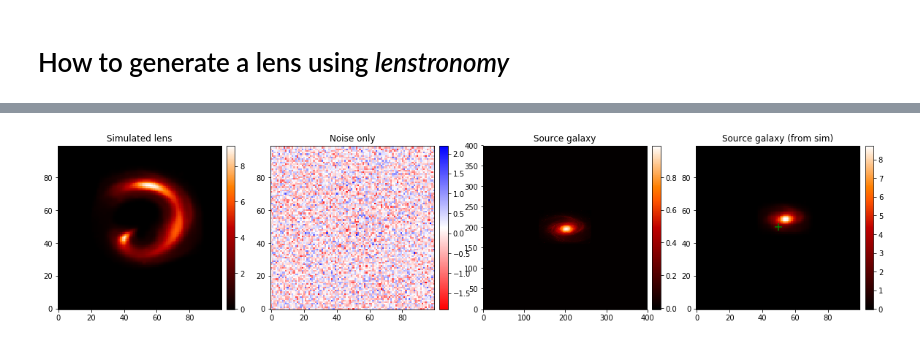
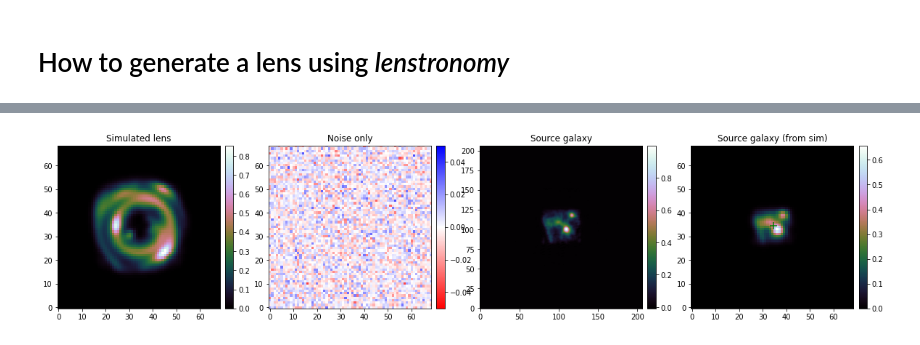
Before and after one commit to aymgal/GravLensGen, a Jupyter notebook: Notebooks/lens_gen_lenstronomy.ipynb, the cells around one changed output, grey strips where cells are left out. Cells and saved outputs as stored; diff of their text form; code cells hidden in the pictures.

```diff
--- a/Notebooks/lens_gen_lenstronomy.ipynb
+++ b/Notebooks/lens_gen_lenstronomy.ipynb
@@ -50,0 +62,10 @@ delta_pix_source_image = num_pix / len(source_image) * delta_pix
+# %%
+# generate the source from galsim
+galsim_index = 31
+galsim_scale = 1
+source_image, _ = galsim_util.get_galsim_image(index=galsim_index, image_size=num_pix_source,
+                                               pixel_size=delta_pix_source, image_scale=galsim_scale)
+source_image /= source_image.max() # standardize image
+
+plt.imshow(source_image, origin='lower', cmap='gist_stern')
+plt.show()
@@ -99,14 +115,17 @@ kwargs_numerics = {'supersampling_factor': 1, 'supersampling_convolution': False
 # %%
 imageModel = ImageModel(data_class, psf_class, lens_model_class, source_model_class,
-                        lens_light_model_class, point_source_class, kwargs_numerics=kwargs_numerics)
+                        kwargs_numerics=kwargs_numerics)
 
-image_sim_no_noise = imageModel.image(kwargs_lens, kwargs_source, kwargs_lens_light, kwargs_ps)
+image_sim_no_noise = imageModel.image(kwargs_lens, kwargs_source, kwargs_lens_light)
 
-poisson = image_util.add_poisson(image_sim_no_noise, exp_time=exp_time)
+#poisson = image_util.add_poisson(image_sim_no_noise, exp_time=exp_time)
 bkg = image_util.add_background(image_sim_no_noise, sigma_bkd=background_rms)
-noise = bkg + poisson
+noise = bkg # + poisson
 image_sim = image_sim_no_noise + noise
 
+noise_map = bkg * np.ones_like(image_sim)
+
 kwargs_data['image_data'] = image_sim
+kwargs_data['noise_map'] = noise_map
 data_class.update_data(image_sim)
 # %%
@@ -156,29 +150,29 @@ plt.show()
 # %%
 fig, axes = plt.subplots(1, 4, figsize=(20, 5))
 
 ax = axes[0]
 ax.set_title("Simulated lens")
-im = ax.imshow((image_sim_source_lensed), origin='lower', cmap='gist_heat')
+im = ax.imshow((image_sim_source_lensed), origin='lower', cmap='cubehelix')
 #ax.scatter(numPix/2., numPix/2., color='blue', marker='.', s=40, alpha=0.5) # center of the image
 nice_colorbar(im)
 
 ax = axes[1]
 ax.set_title("Noise only")
-im = ax.imshow(image_sim - image_sim_no_noise, origin='lower', cmap='bwr_r')#, vmin=-0.1, vmax=0.1)
+im = ax.imshow(image_sim - image_sim_no_noise, origin='lower', cmap='bwr_r', vmin=-5*background_rms, vmax=5*background_rms)
 nice_colorbar(im)
 
 ax = axes[2]
 ax.set_title("Source galaxy")
-im = ax.imshow((source_image), origin='lower', cmap='gist_heat')
+im = ax.imshow((source_image), origin='lower', cmap='cubehelix')
 nice_colorbar(im)
 
 ax = axes[3]
 ax.set_title("Source galaxy (from sim)")
-im = ax.imshow((image_sim_source_delensed), origin='lower', cmap='gist_heat')
+im = ax.imshow((image_sim_source_delensed), origin='lower', cmap='cubehelix')
 ax.scatter(num_pix/2., num_pix/2., color='green', marker='+', s=120) # center of the image
 nice_colorbar(im)
 
 plt.show()
 # %% [output]
-[figure, old version]
+[figure, new version]
 # %%
```
Also changed, not shown: parts of 11 cells of this notebook, 4 other files.
